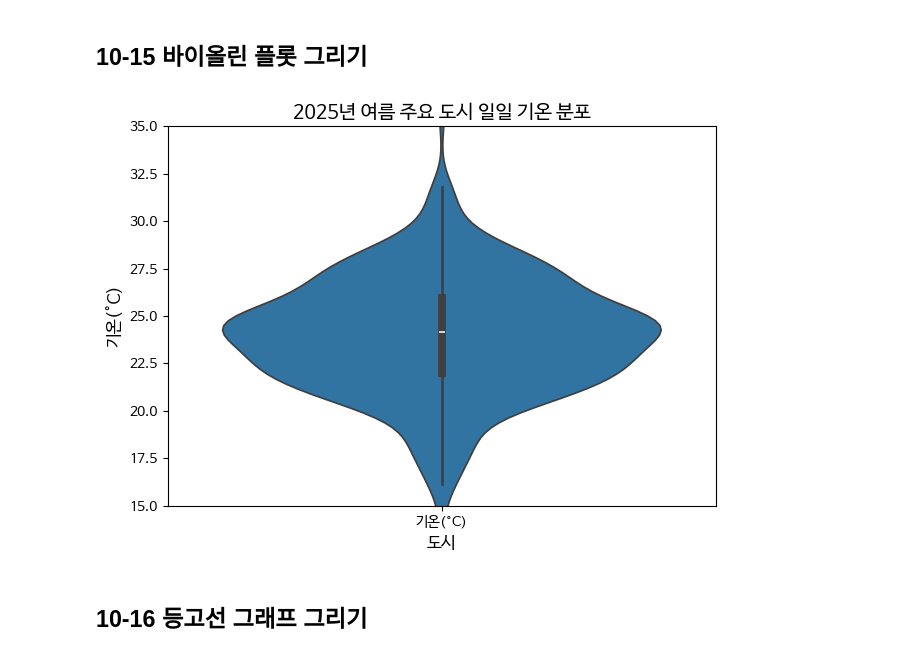
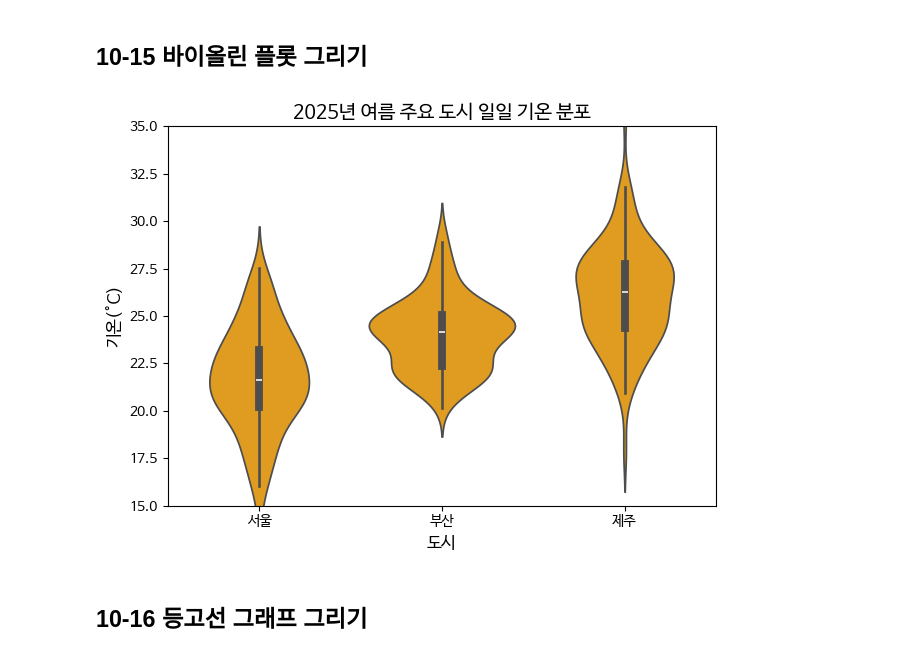
Before and after one commit to jj-it-lab/Data-Analysis-with-Open-Source, a Jupyter notebook: 오픈소스_데이터_분석_10강.ipynb, the cells around one changed output. Drawn from its saved outputs; the diff is of its cells as text; code cells hidden in the pictures.

```diff
--- a/오픈소스_데이터_분석_10강.ipynb
+++ b/오픈소스_데이터_분석_10강.ipynb
@@ -338,35 +338,35 @@ plt.show()
 # %%
 import matplotlib.pyplot as plt
 import seaborn as sns
 import numpy as np
 import pandas as pd
 
 np.random.seed(42) ## 난수 시드 설정
 
 ## 도시별 가상 기온 데이터 생성
 seoul_temp = np.random.normal(22, 3, 100)
 busan_temp = np.random.normal(24, 2, 100)
 jeju_temp = np.random.normal(26, 2.5, 100)
 
 ## DataFrame 생성
 data = pd.DataFrame({
     '도시': ['서울'] * 100 + ['부산'] * 100 + ['제주'] * 100,
     '기온(°C)': np.concatenate([seoul_temp, busan_temp, jeju_temp])
 })
 
 ## seaborn을 이용하여 바이올린 플롯 그리기
-sns.violinplot(data)
+sns.violinplot(x='도시', y='기온(°C)', data = data, color ='orange')
 
 ## 그래프 제목 및 축 레이블 설정
 plt.title('2025년 여름 주요 도시 일일 기온 분포', fontsize=14)
 plt.xlabel('도시', fontsize=12)
 plt.ylabel('기온(°C)', fontsize=12)
 plt.ylim(15, 35)
 
 plt.tight_layout()
 plt.show()
 # %% [output]
-[figure, old version]
+[figure, new version]
 # %% [markdown]
 ## 10-16 등고선 그래프 그리기
 # %%
```
Also changed, not shown: parts of 1 cell of this notebook.
